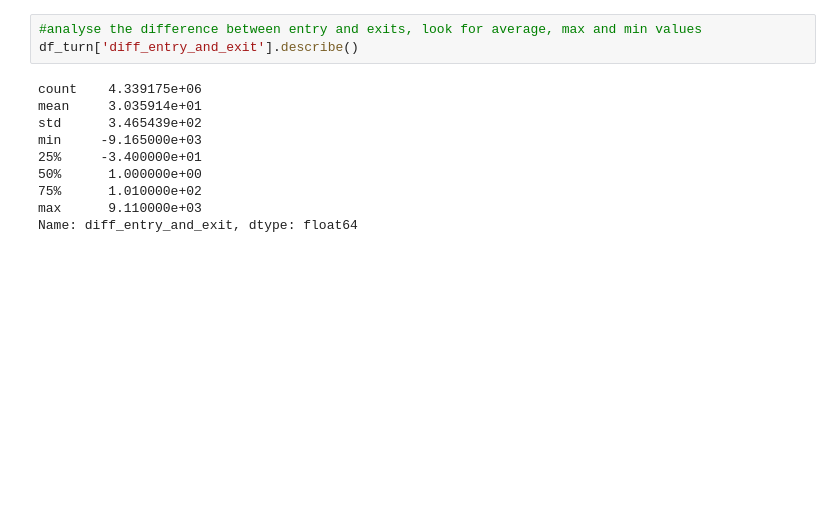
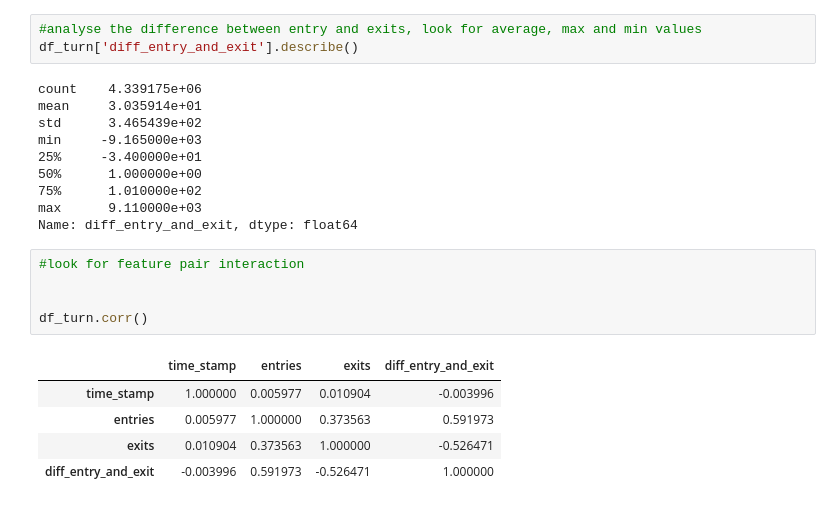
Before and after one commit to Fei117117/NYSeeNow, a Jupyter notebook: NYSeeNow-ML/SubwayData/subway.ipynb, the cells around one changed output. Drawn from its saved outputs; the diff is of its cells as text; blank space fills up the shorter version.

```diff
--- a/NYSeeNow-ML/SubwayData/subway.ipynb
+++ b/NYSeeNow-ML/SubwayData/subway.ipynb
@@ -466,3 +466,14 @@ min     -9.165000e+03
 75%      1.010000e+02
 max      9.110000e+03
 Name: diff_entry_and_exit, dtype: float64
+# %%
+#look for feature pair interaction
+
+
+df_turn.corr()
+# %% [output]
+|  | time_stamp | entries | exits | diff_entry_and_exit |
+| time_stamp | 1.000000 | 0.005977 | 0.010904 | -0.003996 |
+| entries | 0.005977 | 1.000000 | 0.373563 | 0.591973 |
+| exits | 0.010904 | 0.373563 | 1.000000 | -0.526471 |
+| diff_entry_and_exit | -0.003996 | 0.591973 | -0.526471 | 1.000000 |
```
